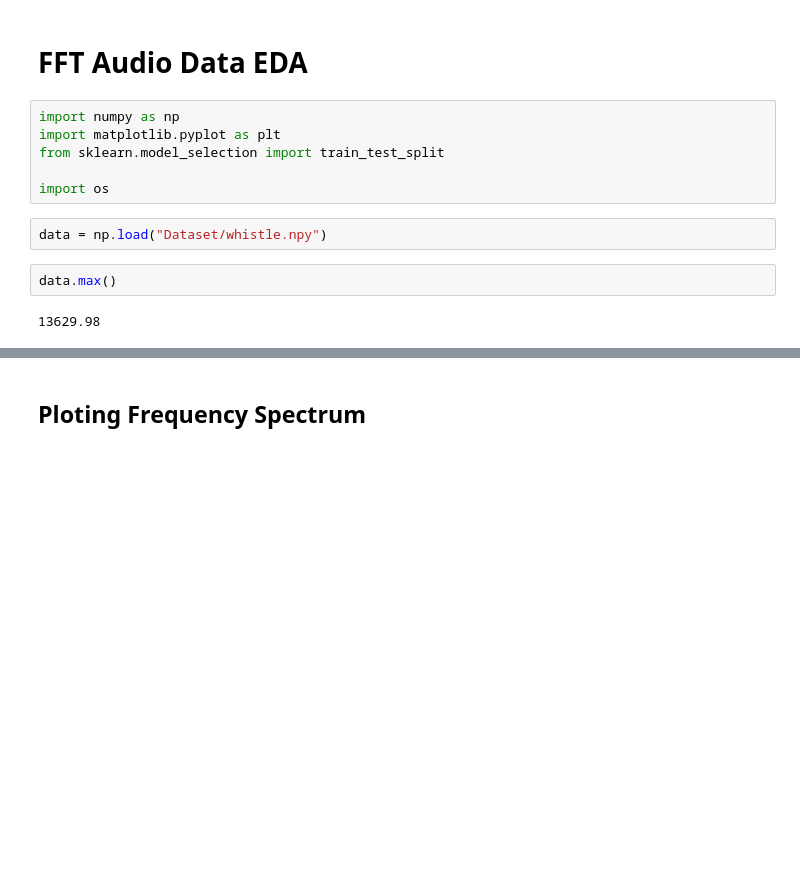
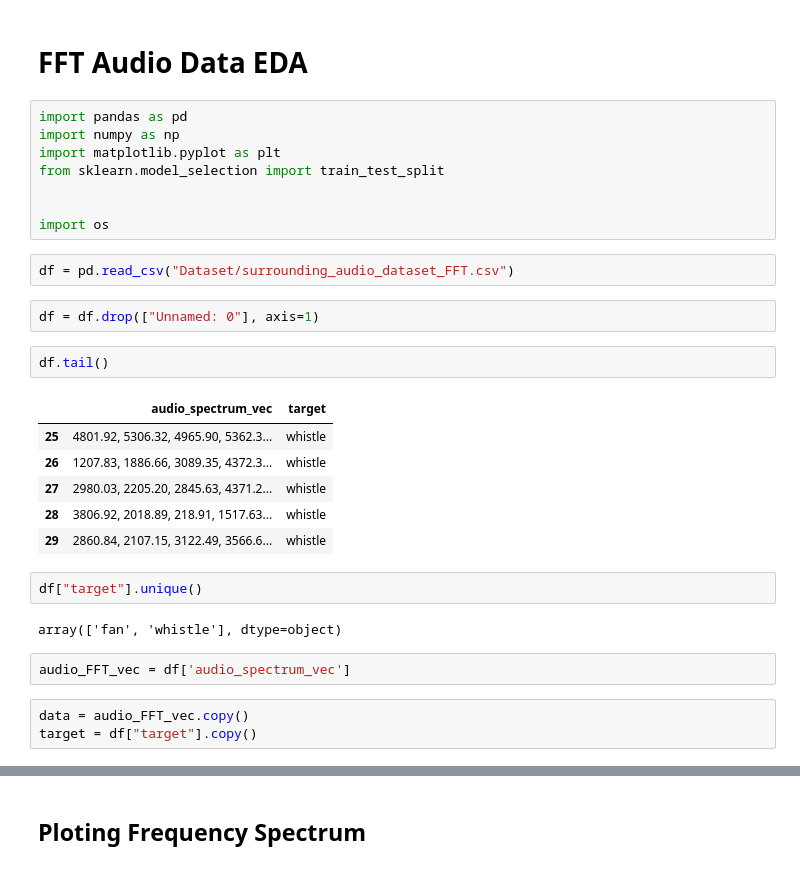
Before and after one commit to Thehunk1206/Arduino-Surrounding-Sound-Classifier, a Jupyter notebook: Audio EDA and ML training/sound_classifier.ipynb, the cells around one changed output, grey strips where cells are left out. Saved outputs shown, nothing was run; the diff lists cells and outputs as text; blank space fills up the shorter version.

```diff
--- a/Audio EDA and ML training/sound_classifier.ipynb
+++ b/Audio EDA and ML training/sound_classifier.ipynb
@@ -1,14 +1,32 @@
 # %% [markdown]
 # FFT Audio Data EDA
 # %%
+import pandas as pd
 import numpy as np
 import matplotlib.pyplot as plt
 from sklearn.model_selection import train_test_split
 
+
 import os
-# %%
-data = np.load("Dataset/whistle.npy")
-# %%
-data.max()
-# %% [output]
-13629.98
+# %%
+df = pd.read_csv("Dataset/surrounding_audio_dataset_FFT.csv")
+# %%
+df = df.drop(["Unnamed: 0"], axis=1)
+# %%
+df.tail()
+# %% [output]
+|  | audio_spectrum_vec | target |
+| 25 | 4801.92, 5306.32, 4965.90, 5362.3... | whistle |
+| 26 | 1207.83, 1886.66, 3089.35, 4372.3... | whistle |
+| 27 | 2980.03, 2205.20, 2845.63, 4371.2... | whistle |
+| 28 | 3806.92, 2018.89, 218.91, 1517.63... | whistle |
+| 29 | 2860.84, 2107.15, 3122.49, 3566.6... | whistle |
+# %%
+df["target"].unique()
+# %% [output]
+array(['fan', 'whistle'], dtype=object)
+# %%
+audio_FFT_vec = df['audio_spectrum_vec']
+# %%
+data = audio_FFT_vec.copy()
+target = df["target"].copy()
```
Also changed, not shown: parts of 13 cells of this notebook, 1 other file.
